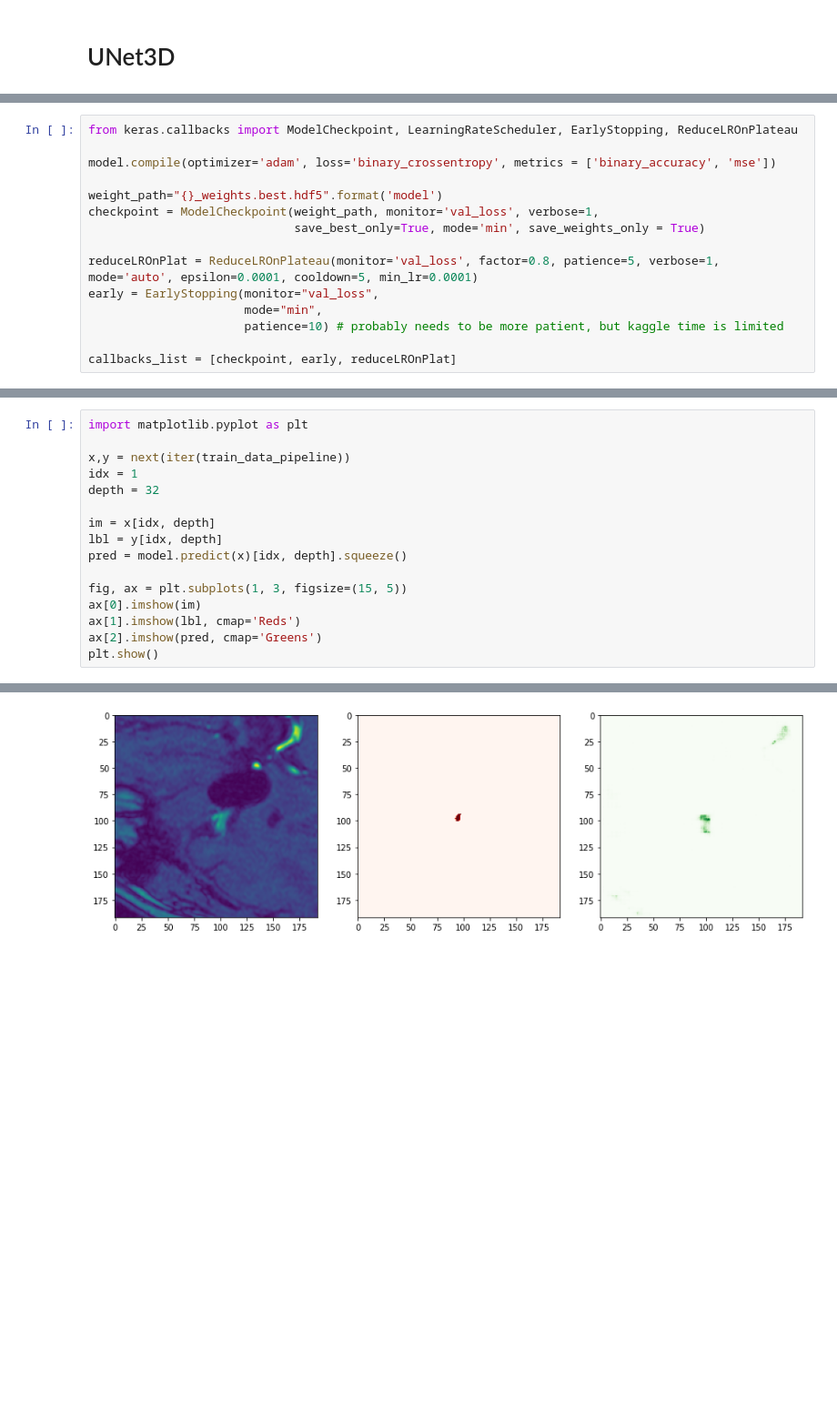
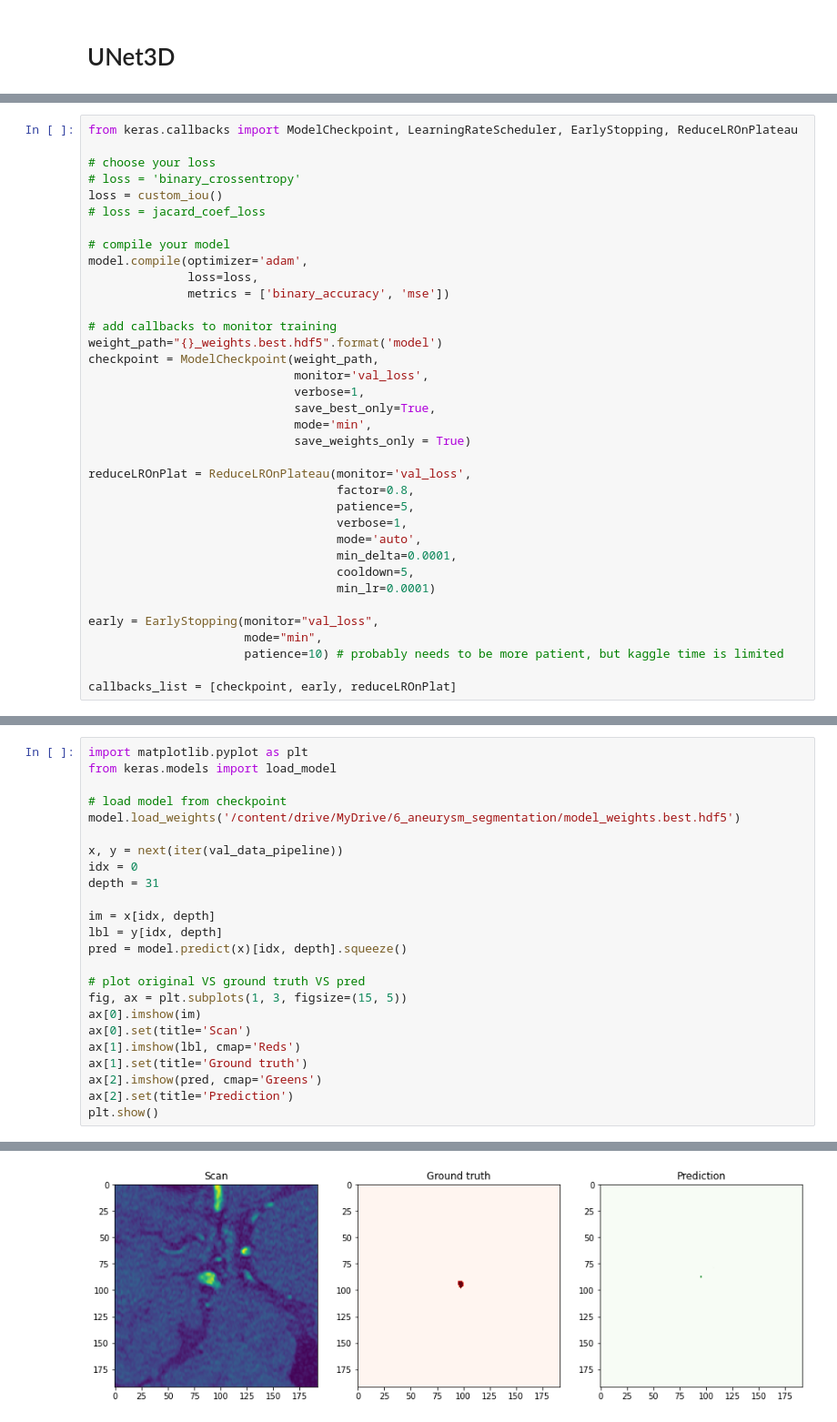
Before and after one commit to 19tchoubou/anevrisme_segmentation, a Jupyter notebook: Unet3D_v2.ipynb, the cells around one changed output, grey strips where cells are left out. Shown at 91% size. Cells and saved outputs as stored; diff of their text form; blank space fills up the shorter version.

```diff
--- a/Unet3D_v2.ipynb
+++ b/Unet3D_v2.ipynb
@@ -133,13 +161,34 @@ ________________________________________________________________________________
 # %%
 from keras.callbacks import ModelCheckpoint, LearningRateScheduler, EarlyStopping, ReduceLROnPlateau
 
-model.compile(optimizer='adam', loss='binary_crossentropy', metrics = ['binary_accuracy', 'mse'])
+# choose your loss
+# loss = 'binary_crossentropy'
+loss = custom_iou()
+# loss = jacard_coef_loss
 
+# compile your model
+model.compile(optimizer='adam',
+              loss=loss,
+              metrics = ['binary_accuracy', 'mse'])
+
+# add callbacks to monitor training
 weight_path="{}_weights.best.hdf5".format('model')
-checkpoint = ModelCheckpoint(weight_path, monitor='val_loss', verbose=1,
-                             save_best_only=True, mode='min', save_weights_only = True)
+checkpoint = ModelCheckpoint(weight_path,
+                             monitor='val_loss',
+                             verbose=1,
+                             save_best_only=True,
+                             mode='min',
+                             save_weights_only = True)
 
-reduceLROnPlat = ReduceLROnPlateau(monitor='val_loss', factor=0.8, patience=5, verbose=1, mode='auto', epsilon=0.0001, cooldown=5, min_lr=0.0001)
+reduceLROnPlat = ReduceLROnPlateau(monitor='val_loss',
+                                   factor=0.8,
+                                   patience=5,
+                                   verbose=1,
+                                   mode='auto',
+                                   min_delta=0.0001,
+                                   cooldown=5,
+                                   min_lr=0.0001)
+
 early = EarlyStopping(monitor="val_loss",
                       mode="min",
                       patience=10) # probably needs to be more patient, but kaggle time is limited
@@ -175,17 +226,25 @@ Epoch 50: val_loss improved from 0.00112 to 0.00111, saving model to model_weigh
 # %%
 import matplotlib.pyplot as plt
+from keras.models import load_model
 
-x,y = next(iter(train_data_pipeline))
-idx = 1
-depth = 32
+# load model from checkpoint
+model.load_weights('/content/drive/MyDrive/6_aneurysm_segmentation/model_weights.best.hdf5')
+
+x, y = next(iter(val_data_pipeline))
+idx = 0
+depth = 31
 
 im = x[idx, depth]
 lbl = y[idx, depth]
 pred = model.predict(x)[idx, depth].squeeze()
 
+# plot original VS ground truth VS pred
 fig, ax = plt.subplots(1, 3, figsize=(15, 5))
 ax[0].imshow(im)
+ax[0].set(title='Scan')
 ax[1].imshow(lbl, cmap='Reds')
+ax[1].set(title='Ground truth')
 ax[2].imshow(pred, cmap='Greens')
+ax[2].set(title='Prediction')
 plt.show()
 # %% [output]
@@ -193 +252 @@ plt.show()
-[figure, old version]
+[figure, new version]
```
Also changed, not shown: parts of 13 cells of this notebook, 5 other files.
